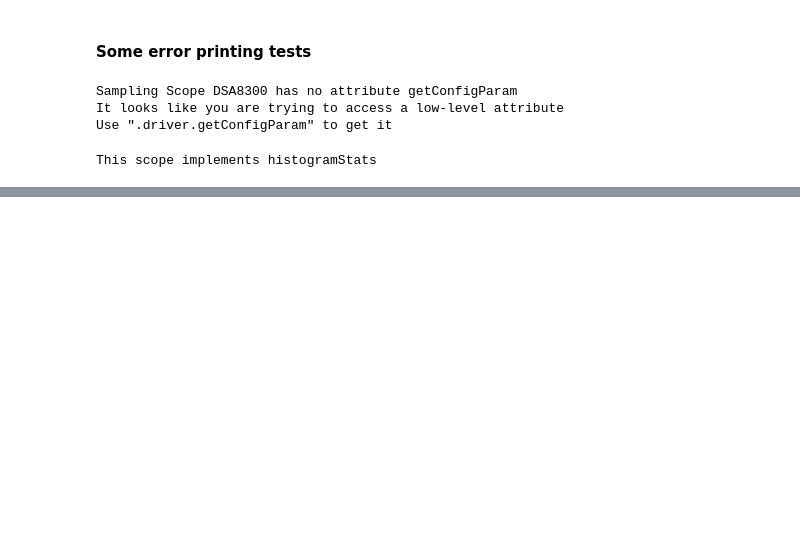
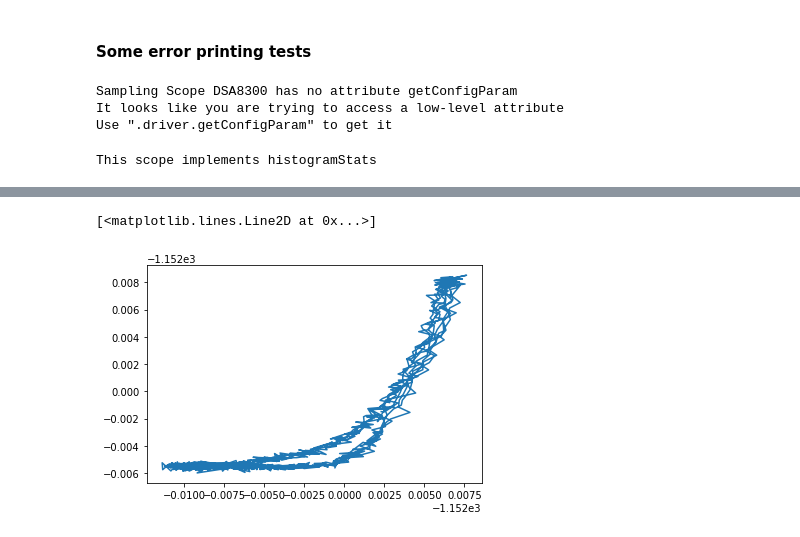
Before and after one commit to lightwave-lab/lightlab, a Jupyter notebook: notebooks/BasicHardwareTests/Oscilloscope.ipynb, the cells around one changed output, grey strips where cells are left out. Drawn from its saved outputs; the diff is of its cells as text; code cells hidden in the pictures; blank space fills up the shorter version.

```diff
--- a/notebooks/BasicHardwareTests/Oscilloscope.ipynb
+++ b/notebooks/BasicHardwareTests/Oscilloscope.ipynb
@@ -60,0 +65,5 @@ This scope implements histogramStats
+# %%
+plt.plot(mzmOut.ordi, neuronOut2.shift(0).ordi)
+# %% [output]
+[<matplotlib.lines.Line2D at 0x...>]
+[figure, added]
```
Also changed, not shown: parts of 3 cells of this notebook, 9 other files.
